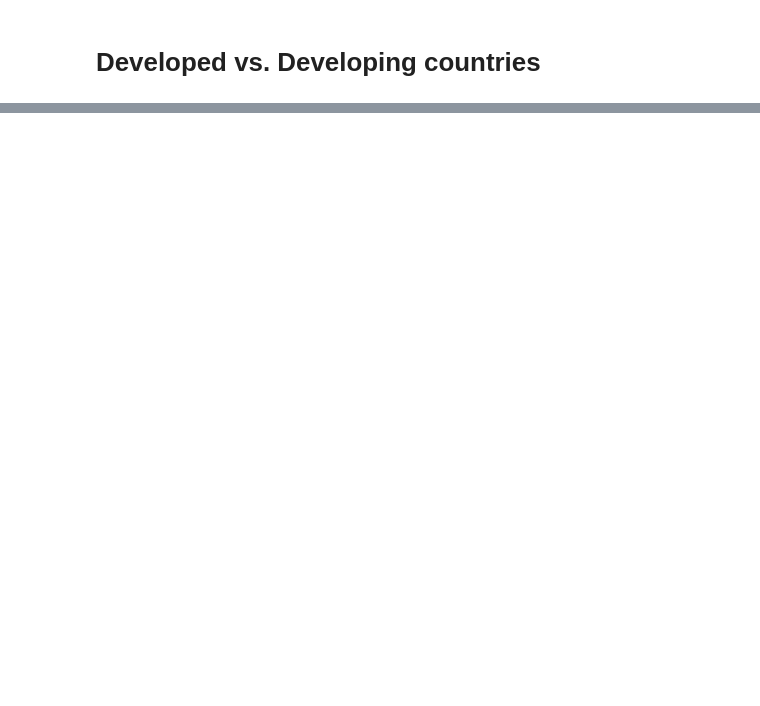
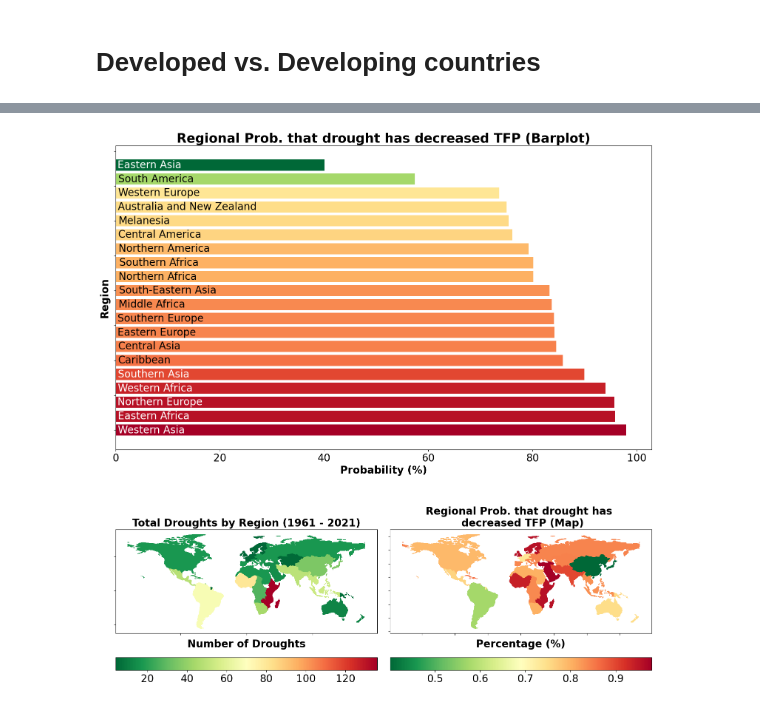
Before and after one commit to greenguy33/climate_econometric_model_comparison, a Jupyter notebook: notebooks/bayesian_drought_model_analysis.ipynb, the cells around one changed output, grey strips where cells are left out. Drawn from its saved outputs; the diff is of its cells as text; code cells hidden in the pictures; blank space fills up the shorter version.

```diff
--- a/notebooks/bayesian_drought_model_analysis.ipynb
+++ b/notebooks/bayesian_drought_model_analysis.ipynb
@@ -511,5 +269,0 @@ az.summary(trace, var_names=model_vars)
-# %%
-model_summary = az.summary(trace, var_names=model_vars)
-for index, r_hat in enumerate(model_summary["r_hat"]):
-    if r_hat > 1.05:
-        print(model_summary.index[index], r_hat)
@@ -632,0 +483,76 @@ ValueError: aspect must be finite and positive
+# %%
+region_percentiles = {}
+for region in set(tfp_regression_data.region23):
+    region_percentiles[region] = len([val for val in percent_loss_by_region[region] if val < 0])/20000
+
+tfp_regression_data["drought_bin"] = list(map(lambda x : region_percentiles[x], tfp_regression_data.region23))
+
+fig = plt.figure(constrained_layout=True, figsize=(15,15))
+axs = fig.subplot_mosaic([['Top', 'Top'],['BottomLeft', 'BottomRight']], gridspec_kw={'width_ratios':[1,1], 'height_ratios':[1,.5]})
+
+droughts_by_region = {}
+for region in set(tfp_regression_data.region23):
+    droughts_by_region[region] = np.count_nonzero(tfp_regression_data.loc[(tfp_regression_data.region23 == region)].drought)
+tfp_regression_data["total_drought_by_region"] = list(map(lambda x : droughts_by_region[x], tfp_regression_data.region23))
+
+country_geopandas = geopandas.read_file(
+    geopandas.datasets.get_path('naturalearth_lowres')
+)
+country_geopandas = country_geopandas.merge(
+    tfp_regression_data,
+    how='inner',
+    left_on=['iso_a3'],
+    right_on=['country']
+)
+res = country_geopandas.plot(column="total_drought_by_region", cmap="RdYlGn_r", ax=axs["BottomLeft"], legend=True, legend_kwds={"location":"bottom"})
+axs["BottomLeft"].set_title("Total Droughts by Region (1961 - 2021)", size=20, weight="bold")
+axs["BottomLeft"].set_xticklabels([])
+axs["BottomLeft"].set_yticklabels([])
+axs["BottomLeft"].set_xlabel("Number of Droughts", size=20, weight="bold")
+axs["BottomLeft"].figure.axes[1].tick_params(labelsize=50)
+res.figure.axes[-1].tick_params(labelsize=20)
+
+country_geopandas = geopandas.read_file(
+    geopandas.datasets.get_path('naturalearth_lowres')
+)
+country_geopandas = country_geopandas.merge(
+    tfp_regression_data,
+    how='inner',
+    left_on=['iso_a3'],
+    right_on=['country']
+)
+res = country_geopandas.plot(column="drought_bin", cmap="RdYlGn_r", ax=axs["BottomRight"], legend=True, legend_kwds={"location":"bottom"})
+cmap = plt.get_cmap('RdYlGn_r')
+norm = mcolors.Normalize(vmin=country_geopandas['drought_bin'].min(), vmax=country_geopandas['drought_bin'].max())
+colors = [cmap(norm(value)) for value in country_geopandas['drought_bin']]
+axs["BottomRight"].set_title("Regional Prob. that drought has \n decreased TFP (Map)", size=20, weight="bold")
+axs["BottomRight"].set_xlabel("Percentage (%)", size=20, weight="bold")
+axs["BottomRight"].set_xticklabels([])
+axs["BottomRight"].set_yticklabels([])
+res.figure.axes[-1].tick_params(labelsize=20)
+
+sorted_region_percentiles = dict(sorted(region_percentiles.items(), key=lambda x: x[1], reverse=True))
+region_colors = []
+for region in sorted_region_percentiles.keys():
+    region_index = country_geopandas.loc[country_geopandas.region23 == region].index[0]
+    region_colors.append(colors[region_index])
+
+barcounts = [val*100 for val in list(sorted_region_percentiles.values())]
+barplot = axs["Top"].barh(list(range(0,20)), barcounts, color=region_colors)
+barcolors = ["white","white","white","white","white","black","black","black","black","black","black","black","black","black","black","black","black","black","black","white"]
+barlabels = axs["Top"].bar_label(barplot, list(sorted_region_percentiles.keys()), label_type = "center")
+barpaddings = list(reversed([62,-13,-89,-41,-127,-100,-107,-122,-125,-121,-154,-139,-147,-163,-179,-182,-200,-199,-212,-227]))
+for index, bar_label in enumerate(barlabels):
+    bar_label.set_x(bar_label.get_position()[1] - 200 + barpaddings[index])
+for i, text in enumerate(axs["Top"].texts):
+    text.set_color(barcolors[i])
+    text.set_size(20)
+axs["Top"].set_title("Regional Prob. that drought has decreased TFP (Barplot)", size=25, weight="bold")
+axs["Top"].set_xlabel("Probability (%)", weight="bold", size=20)
+axs["Top"].set_ylabel("Region", weight="bold", size=20)
+axs["Top"].set_yticklabels([])
+axs["Top"].xaxis.set_tick_params(labelsize=20)
+
+plt.savefig("../figures/drought_fig1.png", bbox_inches='tight')
+# %% [output]
+[figure, added]
```
Also changed, not shown: parts of 27 cells of this notebook, 4 other files.
